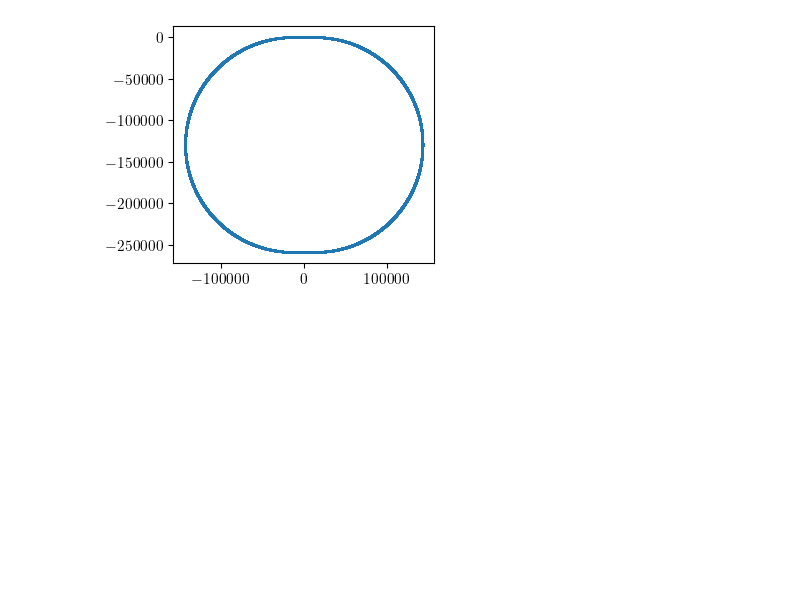
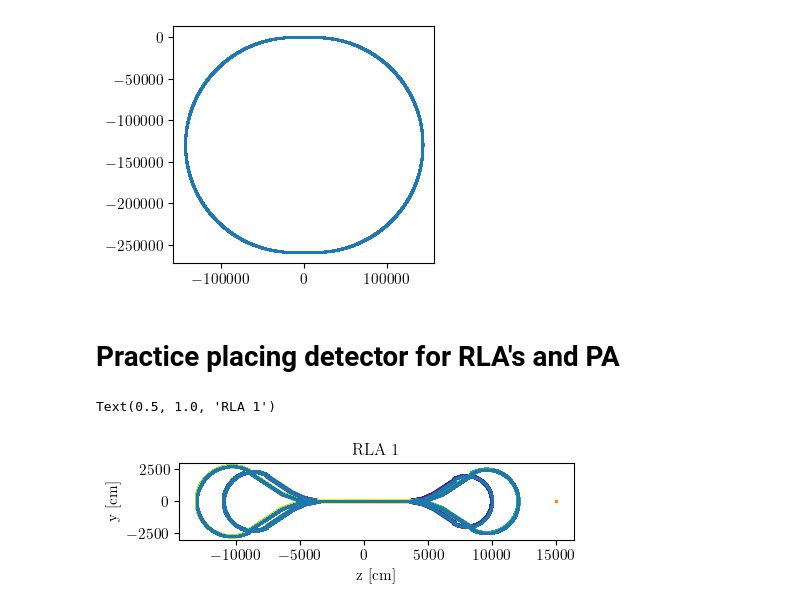
Before and after one commit to jchoi55/MINeut, a Jupyter notebook: first_examples.ipynb, the cells around one changed output. Saved outputs shown, nothing was run; the diff lists cells and outputs as text; code cells hidden in the pictures; blank space fills up the shorter version.

```diff
--- a/first_examples.ipynb
+++ b/first_examples.ipynb
@@ -754,3 +769,58 @@ plt.scatter(nufact_numu.pos['z'], nufact_numu.pos['y'], marker='.', s=0.5)
 plt.gca().set_aspect('equal', adjustable='box')
 # %% [output]
 [figure]
+# %% [markdown]
+# Practice placing detector for RLA's and PA
+# %%
+design = {
+    "name": r"RLA1",
+    "short_name": "rla1",
+    "muon_polarization": 0.0,
+    }
+
+RLA1_numu = MuDecaySimulator(
+    design,
+    nuflavor='numu',
+    direction="right",
+    n_evals=1e6,
+    )
+
+RLA1_nue = MuDecaySimulator(
+    design,
+    nuflavor='nue',
+    direction="right",
+    n_evals=1e6,
+    )
+
+RLA1_numu.decay_muons()
+RLA1_nue.decay_muons()
+
+
+RLA1_lattice = lt.create_RLA_lattice(
+            straight_length=70e2,
+            n_elements=100_000,
+            p0_injection=1.25,
+            dp_dx_LA=0.75/70e2,
+            beamdiv=1e-3,
+            beamdiv_z=1e-2,
+            beamsize=1e-2,
+        )
+RLA1_nue.place_muons_on_lattice(lattice=RLA1_lattice, direction="clockwise")
+RLA1_numu.place_muons_on_lattice(lattice=RLA1_lattice, direction="clockwise")
+
+max_index = len(RLA1_lattice.vertices[1])
+
+fig, ax = pt.std_fig(figsize=(5, 2))
+ax.scatter(RLA1_lattice.vertices[0], RLA1_lattice.vertices[1], c=np.linspace(0,1,max_index), marker='+', s=10)
+#ax.scatter(RLA_lattice.vertices[0], RLA_lattice.vertices[1], c='black')
+ax.scatter(RLA1_numu.pos['z'], RLA1_numu.pos['y'], marker='.', s=0.25)
+ax.scatter(15000, 0, marker='.', s=10)
+
+fig.gca().set_aspect('equal', adjustable='box')
+
+ax.set_xlabel("z [cm]")
+ax.set_ylabel("y [cm]")
+ax.set_title("RLA 1")
+# %% [output]
+Text(0.5, 1.0, 'RLA 1')
+[figure, added]
```
Also changed, not shown: parts of 43 cells of this notebook, 22 other files.
